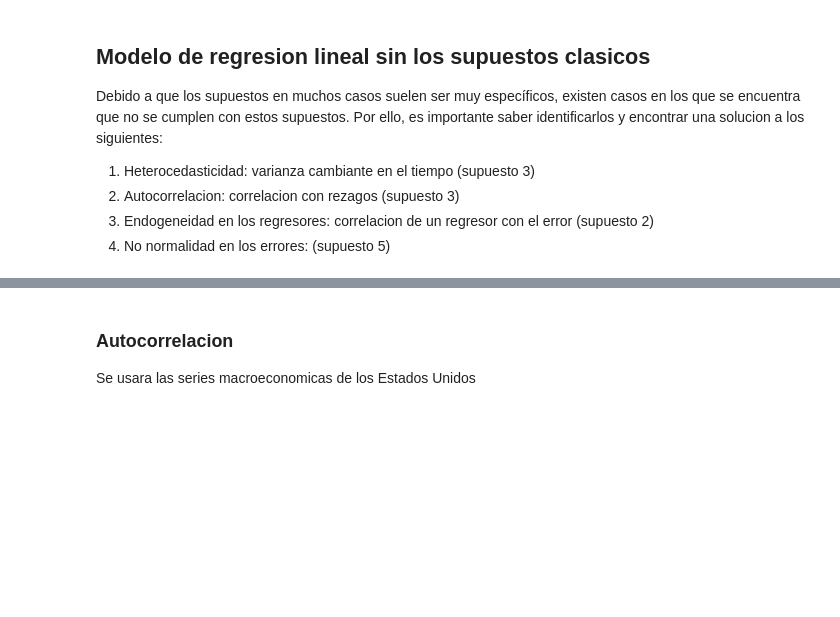
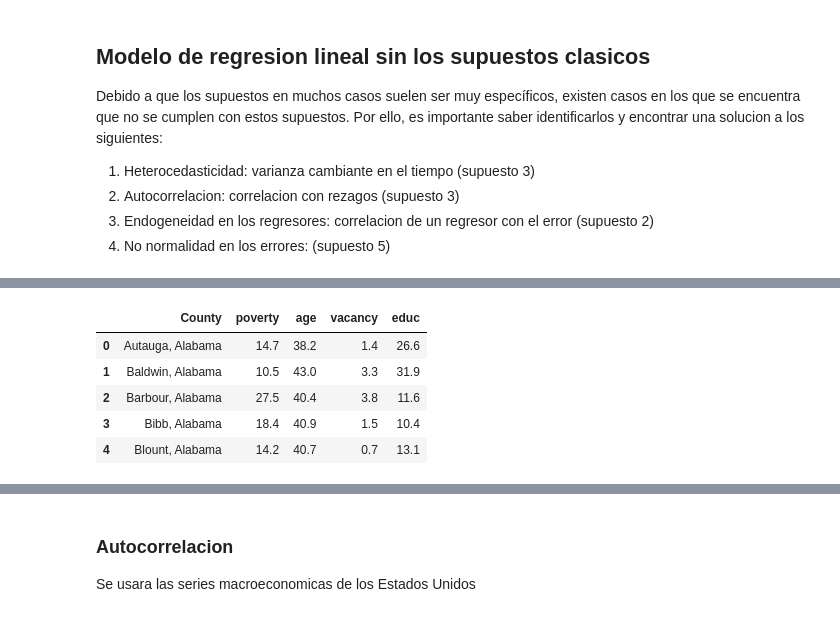
Before and after one commit to mauricioalvaradoo/cross_sectional, a Jupyter notebook: 3 NoAssumptions.ipynb, the cells around one changed output, grey strips where cells are left out. Drawn from its saved outputs; the diff is of its cells as text; code cells hidden in the pictures; blank space fills up the shorter version.

```diff
--- a/3 NoAssumptions.ipynb
+++ b/3 NoAssumptions.ipynb
@@ -21,0 +29,25 @@ warnings.simplefilter("ignore")
+# %%
+url = "https://gist.githubusercontent.com/sachinsdate/0b8ebc2b26afb67a1e83e752c69e1a25/raw/43b\
+568aa2e29af519720a4a63c83d49b0529d05d/us_census_bureau_acs_2015_2019_subset.csv"
+
+df = pd.read_csv(url)
+df.to_csv("./data/us_census.csv")
+
+df.rename(
+    {"Percent_Households_Below_Poverty_Level": "poverty",
+    "Median_Age": "age",
+    "Homeowner_Vacancy_Rate": "vacancy",
+    "Percent_Pop_25_And_Over_With_College_Or_Higher_Educ": "educ"},
+    axis=1, inplace=True
+)
+
+df = df.dropna()
+
+df.head()
+# %% [output]
+|  | County | poverty | age | vacancy | educ |
+| 0 | Autauga, Alabama | 14.7 | 38.2 | 1.4 | 26.6 |
+| 1 | Baldwin, Alabama | 10.5 | 43.0 | 3.3 | 31.9 |
+| 2 | Barbour, Alabama | 27.5 | 40.4 | 3.8 | 11.6 |
+| 3 | Bibb, Alabama | 18.4 | 40.9 | 1.5 | 10.4 |
+| 4 | Blount, Alabama | 14.2 | 40.7 | 0.7 | 13.1 |
```
Also changed, not shown: parts of 21 cells of this notebook, 5 other files.
